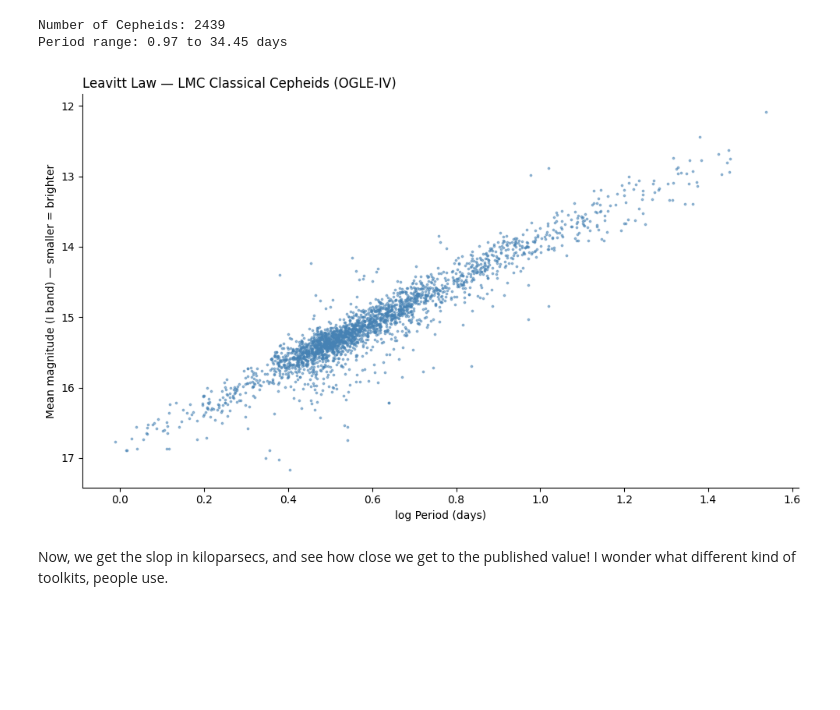
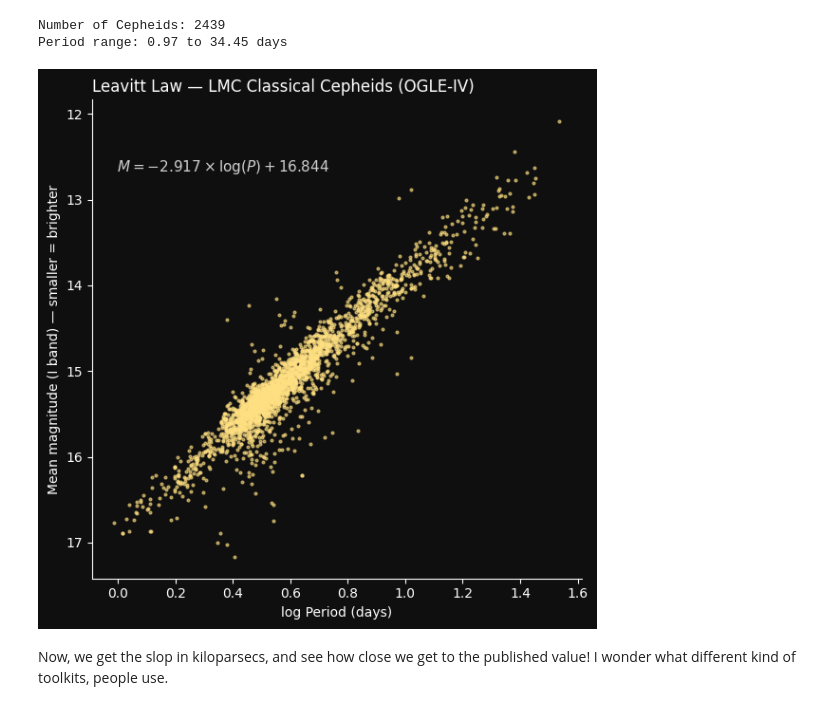
Before and after one commit to saniasingh211/Research, a Jupyter notebook: stars/cepheid-LMC.ipynb, the cells around one changed output. Saved outputs shown, nothing was run; the diff lists cells and outputs as text; code cells hidden in the pictures; blank space fills up the shorter version.

```diff
--- a/stars/cepheid-LMC.ipynb
+++ b/stars/cepheid-LMC.ipynb
@@ -66,9 +66,15 @@ err_clean = err[mask]
 
 phase_clean = (time_clean % period) / period
 
-fig, ax = plt.subplots(figsize=(13, 5))
-ax.errorbar(phase_clean, magnitude_clean, yerr=err_clean, fmt='o',
-            markersize=2, color='steelblue', ecolor='lightblue')
+plt.style.use('dark_background')
+fig, ax = plt.subplots(figsize=(8, 6))
+fig.patch.set_facecolor('#0f0f0f')
+ax.set_facecolor('#0f0f0f')
+ax.errorbar(phase_clean, magnitude_clean, yerr=err_clean,
+            fmt='o', markersize=4, color='#f48fb1',
+            ecolor='#f48fb1', elinewidth=0.3, capsize=0)
+
+
 ax.invert_yaxis()
 ax.set_xlabel('Phase', fontsize=10)
 ax.set_ylabel('Magnitude (I band)', fontsize=10)
@@ -101,21 +107,30 @@ print(f"Period range: {periods.min():.2f} to {periods.max():.2f} days")
 Number of Cepheids: 2439
 Period range: 0.97 to 34.45 days
 # %%
-fig, ax = plt.subplots(figsize = (10,6))
+fig, ax = plt.subplots(figsize = (6,6))
+plt.style.use('dark_background')
+fig.patch.set_facecolor('#0f0f0f')
+ax.set_facecolor('#0f0f0f')
+
 ax.scatter(np.log10(periods), magnitudes,
-           s=3, color='steelblue', alpha=0.5)
+           s=4, color='#ffe082', alpha=0.6)
+
 
 ax.invert_yaxis()
 ax.set_xlabel('log Period (days)', fontsize=10)
 ax.set_ylabel('Mean magnitude (I band) — smaller = brighter', fontsize=10)
 ax.set_title('Leavitt Law — LMC Classical Cepheids (OGLE-IV)',
              fontweight='normal', loc='left')
+ax.text(0.05, 0.85,
+        r'$M = -2.917 \times \log(P) + 16.844$',
+        transform=ax.transAxes,
+        fontsize=11, color='white', alpha=0.8)
 ax.spines[['top','right']].set_visible(False)
 plt.tight_layout()
 plt.savefig('leavitt_law.png', dpi=150, bbox_inches='tight')
 plt.show()
 # %% [output]
-[figure, old version]
+[figure, new version]
 # %% [markdown]
 Now, we get the slop in kiloparsecs, and see how close we get to the published value! I wonder what different kind of toolkits, people use.
 # %%
```
Also changed, not shown: parts of 3 cells of this notebook, 4 other files.
